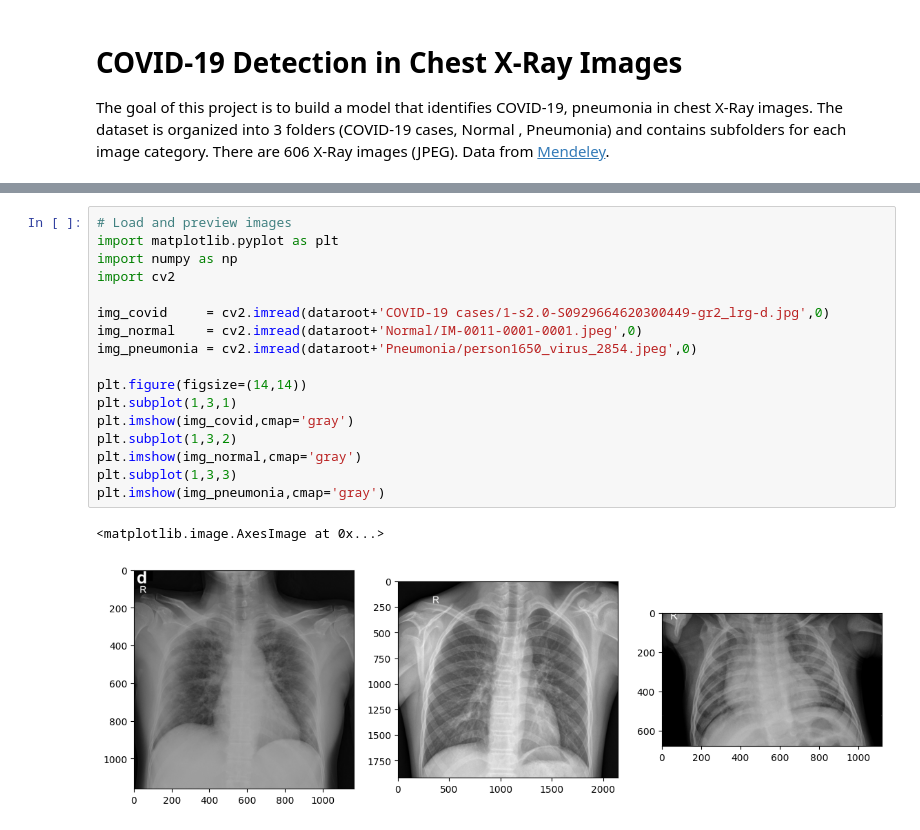
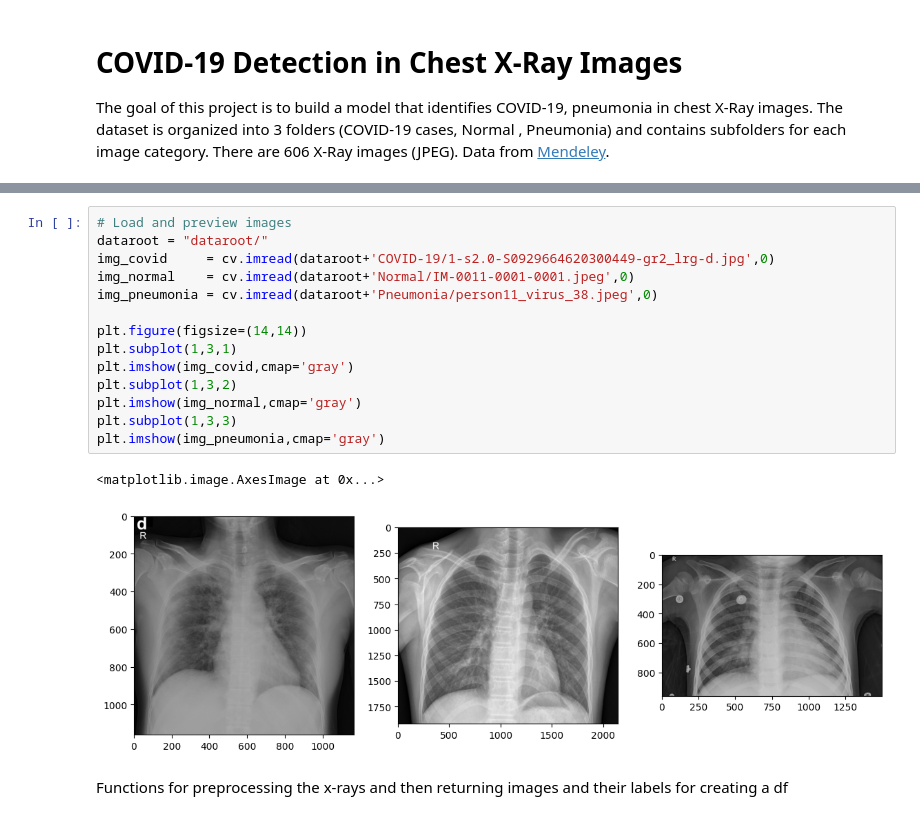
Before and after one commit to bdog18/ChestXRayClassifier, a Jupyter notebook: main.ipynb, the cells around one changed output, grey strips where cells are left out. Cells and saved outputs as stored; diff of their text form.

```diff
--- a/main.ipynb
+++ b/main.ipynb
@@ -61,20 +54,19 @@ Extraction completed successfully.
 # %%
 # Load and preview images
-import matplotlib.pyplot as plt
-import numpy as np
-import cv2
-
-img_covid     = cv2.imread(dataroot+'COVID-19 cases/1-s2.0-S0929664620300449-gr2_lrg-d.jpg',0)
-img_normal    = cv2.imread(dataroot+'Normal/IM-0011-0001-0001.jpeg',0)
-img_pneumonia = cv2.imread(dataroot+'Pneumonia/person1650_virus_2854.jpeg',0)
+dataroot = "dataroot/"
+img_covid     = cv.imread(dataroot+'COVID-19/1-s2.0-S0929664620300449-gr2_lrg-d.jpg',0)
+img_normal    = cv.imread(dataroot+'Normal/IM-0011-0001-0001.jpeg',0)
+img_pneumonia = cv.imread(dataroot+'Pneumonia/person11_virus_38.jpeg',0)
 
 plt.figure(figsize=(14,14))
 plt.subplot(1,3,1)
 plt.imshow(img_covid,cmap='gray')
 plt.subplot(1,3,2)
 plt.imshow(img_normal,cmap='gray')
 plt.subplot(1,3,3)
 plt.imshow(img_pneumonia,cmap='gray')
 # %% [output]
 <matplotlib.image.AxesImage at 0x...>
-[figure, old version]
+[figure, new version]
+# %% [markdown]
+Functions for preprocessing the x-rays and then returning images and their labels for creating a df
```
Also changed, not shown: parts of 15 cells of this notebook.
